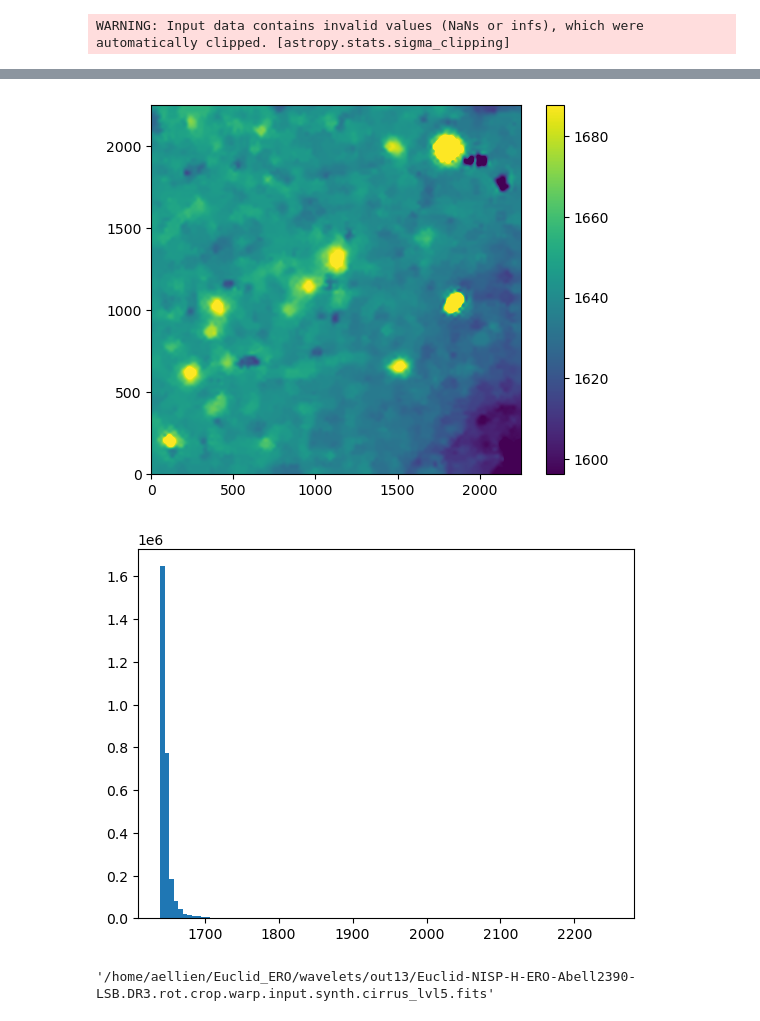
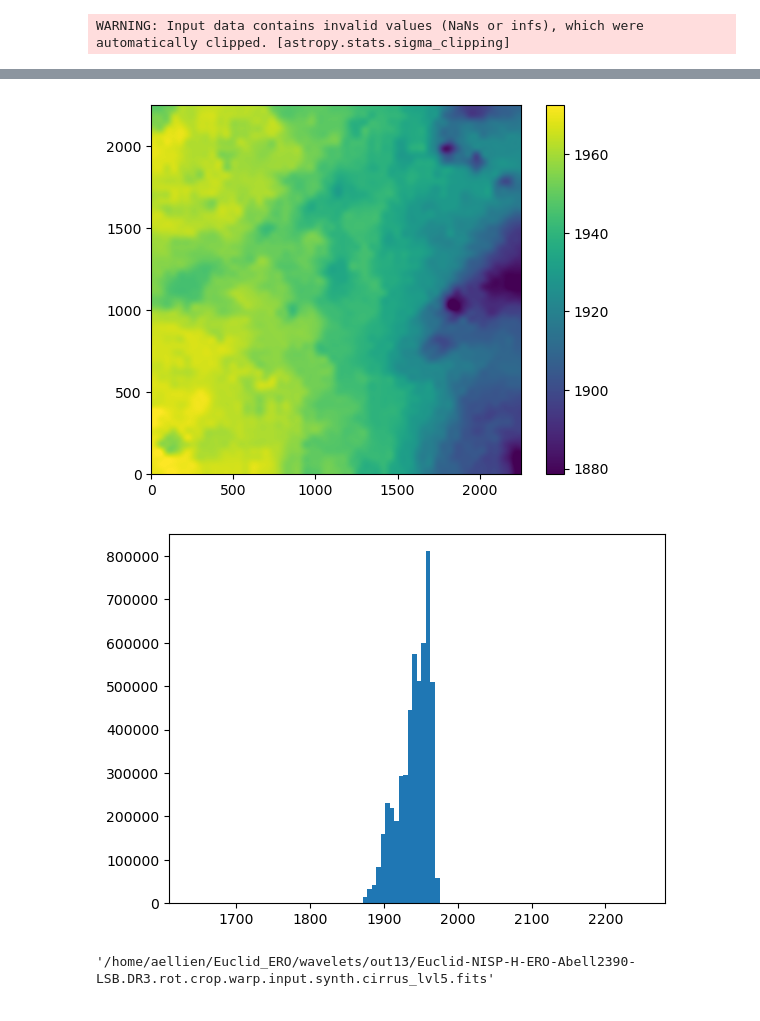
Before and after one commit to aellien/Euclid_ERO, a Jupyter notebook: cirrus_NISP_with_mocks.ipynb, the cells around one changed output, grey strips where cells are left out. Cells and saved outputs as stored; diff of their text form; code cells hidden in the pictures.

```diff
--- a/cirrus_NISP_with_mocks.ipynb
+++ b/cirrus_NISP_with_mocks.ipynb
@@ -91,7 +91,7 @@ Crop 0.21 started on Mon Jul 29 22:26:21 2024
 Warp finished in:  2.216448 seconds
 done
 # %%
-nfp = os.path.join(path_wavelets, 'Final_output_JGM_Abellfinal_psf_sub_Hv1_vC1_v24.rot.crop.warp.input.')
+nfp = os.path.join(path_wavelets, 'Final_output_JGM_Abellfinal_psf_sub_Yv1_vC1_v21.rot.crop.warp.input.')
 opath = nfp + '*ol.it*.hdf5'
 opathl = glob.glob(opath)
 opathl.sort()
@@ -109,12 +109,15 @@ derim7 = np.zeros((xs, ys))
 recim = np.zeros((xs, ys))
 
 # avoid cluster region
-hdu = fits.open(os.path.join(path_data, 'Euclid-NISP-H-ERO-Abell2390-LSB.DR3.rot.crop.warp.input.fits'))
+hdu = fits.open(os.path.join(path_data, 'Euclid-NISP-Y-ERO-Abell2390-LSB.DR3.rot.crop.warp.input.fits'))
 oim, header = hdu[0].data, hdu[0].header
 r = pyr.open(os.path.join(path_analysis, 'cluster_cirrus_mask_NISP_pix.reg'))
 mcl = r.get_mask(hdu = hdu[0])
+mmock = fits.getdata(os.path.join(path_analysis, 'mask_mock_clusters.fits'))
+mcl = mcl + mmock
+mcl[mcl > 0] = 1
 
-for i in range(23, 211):
+for i in range(1, 149):
     print(i, end = '\r')
     op = nfp + 'ol.it%03d.hdf5'%i
     with h5py.File(op, "r") as f1:
@@ -155,10 +158,10 @@ print('done')
 # %% [output]
 done
 # %%
-cirim = cirim5+cirim6+cirim7
-derim = derim5+derim6+derim7
+cirim = cirim6+cirim7
+derim = derim6+derim7
 # %%
-hdu = fits.open(os.path.join(path_data, 'Euclid-NISP-H-ERO-Abell2390-LSB.DR3.rot.crop.warp.input.fits'))
+hdu = fits.open(os.path.join(path_sub_data, 'Final_output_JGM_Abellfinal_psf_sub_Yv1_vC1_v21.rot.crop.warp.input.fits'))
 oim, header = hdu[0].data, hdu[0].header
 noise_pixels, val_max = dawis.sample_noise(oim, n_sigmas = 3, bins = 300)
 hduo = fits.PrimaryHDU()
@@ -175,20 +178,31 @@ hdul.writeto(nfp + 'synth.cirrus_lvl5.fits', overwrite = True)
 WARNING: Input data contains invalid values (NaNs or infs), which were automatically clipped. [astropy.stats.sigma_clipping]
 # %%
 # rewrite input for 2nd pass
-for infile in glob.glob(os.path.join(path_wavelets, 'Final_output_JGM_Abellfinal_psf_sub_Hv1_vC1_v24.rot.crop.warp.input.synth.cirrus_lvl5.fits')):
+for infile in glob.glob(os.path.join(path_wavelets, 'Final_output_JGM_Abellfinal_psf_sub_Yv1_vC1_v21.rot.crop.warp.input.synth.cirrus_lvl5.fits')):
     hduo, hdu_oim, hdu_clean, hdu_cirim, hdu_derim, hdu_recim, hdu_res = fits.open(infile)
     res = hdu_res.data
     cirim = hdu_cirim.data
     derim = hdu_derim.data
     recim = hdu_recim.data
 
-    hdu = fits.open(os.path.join(path_data, 'Euclid-NISP-H-ERO-Abell2390-LSB.DR3.rot.crop.warp.input.fits'))
+    hdu = fits.open(os.path.join(path_sub_data, 'Final_output_JGM_Abellfinal_psf_sub_Yv1_vC1_v21.rot.crop.warp.input.fits'))
     oim, header = hdu[0].data, hdu[0].header
+
     noise_pixels, val_max = dawis.sample_noise(oim, n_sigmas = 3, bins = 300)
+    moim = np.copy(res)
+    mean, std = np.mean(noise_pixels), np.std(noise_pixels)
+    mask = np.zeros(moim.shape)
+    mask[ moim < -abs(5 * std) ] = 1.
+    mask[np.where(np.isnan(moim) == True)] = 1.
+    draws = np.random.normal(mean, std, moim.shape)
+    mask *= draws
+    moim[ moim < -abs(5 * std) ] = 0.
+    moim[ np.where(np.isnan(moim) == True)] = 0.
+    moim += mask
 
     sigma_clip = SigmaClip(sigma = 3.0)
     bkg_estimator = MedianBackground()
-    bkg = Background2D(res, (20, 20), filter_size=(3, 3), sigma_clip = sigma_clip, bkg_estimator=bkg_estimator)
+    bkg = Background2D(moim, (40, 40), filter_size=(3, 3), sigma_clip = sigma_clip, bkg_estimator=bkg_estimator)
     plt.figure()
     plt.imshow(bkg.background, origin = 'lower', norm = ImageNormalize( bkg.background, interval = ZScaleInterval(), stretch = LinearStretch() ) )#
     plt.colorbar()
@@ -203,8 +217,9 @@ for infile in glob.glob(os.path.join(path_wavelets, 'Final_output_JGM_Abellfinal
     hdu_clean = fits.ImageHDU(oim - cirim + val_max - bkg.background, header = header, name = 'CLEANED')
     hdu_recim = fits.ImageHDU(recim + bkg.background - val_max, header = header, name = 'RECIM')
     hdu_res = fits.ImageHDU(oim - recim - bkg.background + val_max, header = header, name = 'RES')
+    hdu_rms = fits.ImageHDU(bkg.background_rms, header = header, name = 'RMS')
 
-    hdul = fits.HDUList([hduo, hdu_oim, hdu_clean, hdu_cirim, hdu_recim, hdu_res])
-    hdul.writeto(os.path.join(path_wavelets, 'Euclid-NISP-H-ERO-Abell2390-LSB.DR3.rot.crop.warp.input.synth.cirrus_res_altpass2.fits'), overwrite = True)
+    hdul = fits.HDUList([hduo, hdu_oim, hdu_clean, hdu_cirim, hdu_recim, hdu_res, hdu_rms])
+    hdul.writeto(os.path.join(path_wavelets, 'Euclid-NISP-Y-ERO-Abell2390-LSB.DR3.rot.crop.warp.input.synth.cirrus_res_altpass2.fits'), overwrite = True)
 # %% [output]
 WARNING: Input data contains invalid values (NaNs or infs), which were automatically clipped. [astropy.stats.sigma_clipping]
@@ -212,5 +226,5 @@ WARNING: Input data contains invalid values (NaNs or infs), which were automatic
-[figure, old version]
+[figure, new version]
-[figure, old version]
+[figure, new version]
 # %%
 os.path.join(path_wavelets, 'Euclid-NISP-H-ERO-Abell2390-LSB.DR3.rot.crop.warp.input.synth.cirrus_lvl5.fits')
 # %% [output]
```
Also changed, not shown: parts of 6 cells of this notebook, 5 other files.
